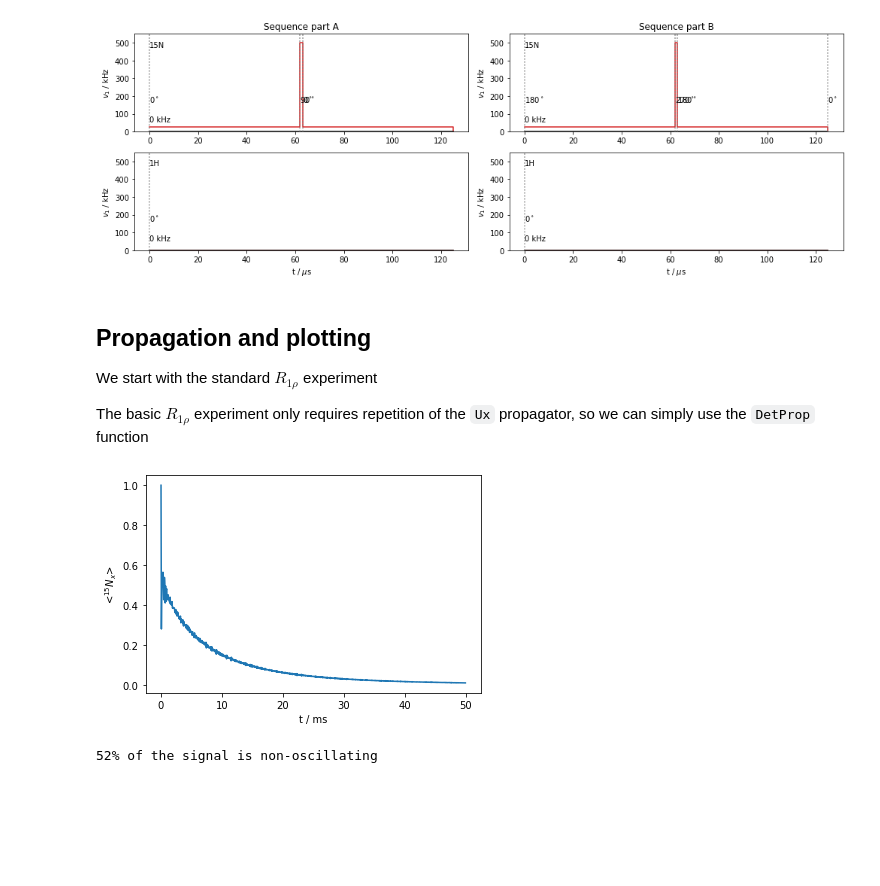
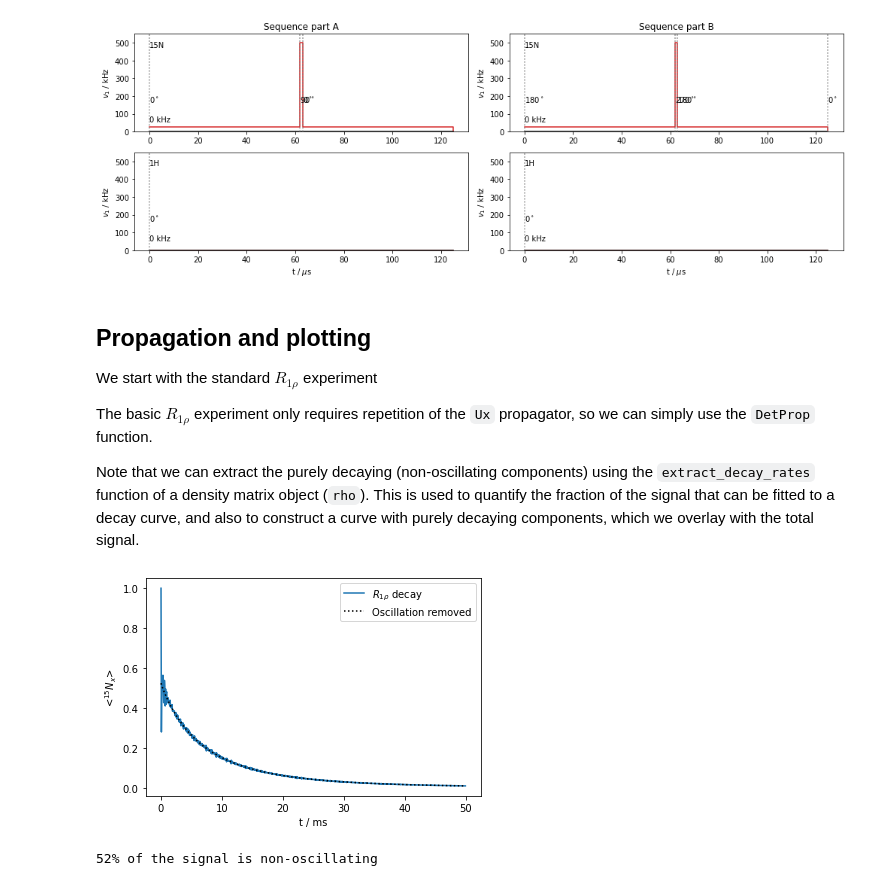
Before and after one commit to alsinmr/SLEEPY_tutorial, a Jupyter notebook: Chapters/Chapter3/Ch3_RECRR.ipynb, the cells around one changed output. Drawn from its saved outputs; the diff is of its cells as text; code cells hidden in the pictures; blank space fills up the shorter version.

```diff
--- a/Chapters/Chapter3/Ch3_RECRR.ipynb
+++ b/Chapters/Chapter3/Ch3_RECRR.ipynb
@@ -74,16 +74,27 @@ ax[0,0].figure.tight_layout()
 ## Propagation and plotting
 We start with the standard $R_{1\rho}$ experiment
 
-The basic $R_{1\rho}$ experiment only requires repetition of the `Ux` propagator, so we can simply use the `DetProp` function
+The basic $R_{1\rho}$ experiment only requires repetition of the `Ux` propagator, so we can simply use the `DetProp` function.
+
+Note that we can extract the purely decaying (non-oscillating components) using the `extract_decay_rates` function of a density matrix object (`rho`). This is used to quantify the fraction of the signal that can be fitted to a decay curve, and also to construct a curve with purely decaying components, which we overlay with the total signal.
 # %%
+R1p.clear(data_only=True)
 Ux=seqx.U()
-r1p,A=R1p.extract_decay_rates(Ux,mode='avg')
+r1p,A=R1p.extract_decay_rates(Ux,mode='rates')
 #sc is the fraction of the total signal that undergoes decay without oscillation
-sc=(A*ex0.pwdavg.weight).sum()
+sc=np.sum([A0.sum()*wt for A0,wt in zip(A,ex0.pwdavg.weight)])
+
 R1p.DetProp(Ux,n=800)
-_=R1p.plot()
+
+I=np.zeros(R1p.t_axis.shape)
+for r1p0,A0,wt in zip(r1p,A,ex0.pwdavg.weight):
+    I+=np.sum([A00*np.exp(-r1p00*R1p.t_axis) for r1p00,A00 in zip(r1p0,A0)],axis=0)*wt
+
+ax=R1p.plot()
+ax.plot(R1p.t_axis*1e3,I,color='black',linestyle=':')
+_=ax.legend((r'$R_{1\rho}$ decay','Oscillation removed'))
 # %% [output]
-[figure, old version]
+[figure, new version]
 # %%
 print(f'{sc*100:.0f}% of the signal is non-oscillating')
 # %% [output]
```
Also changed, not shown: parts of 1 cell of this notebook, 1 other file.
